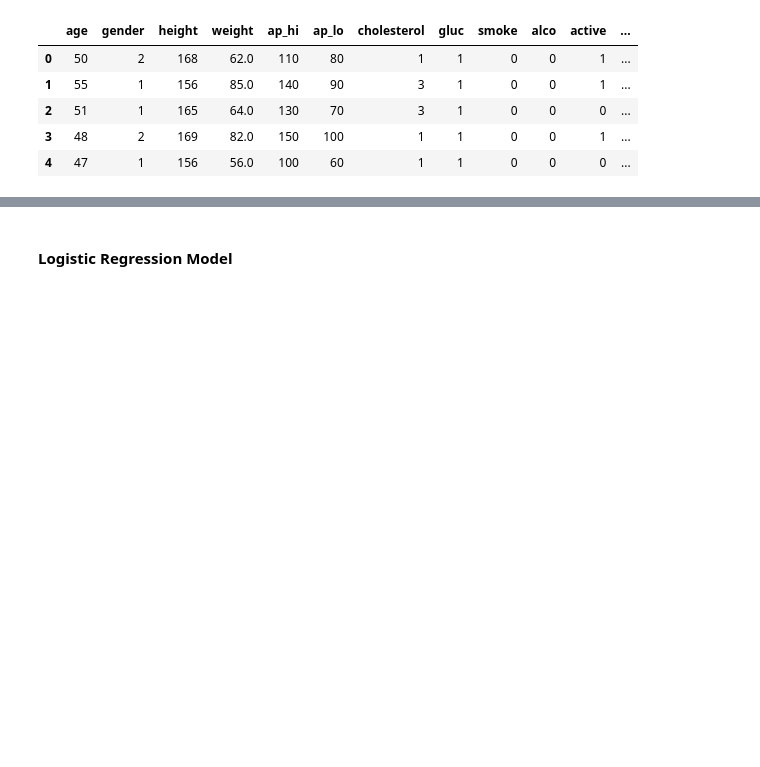
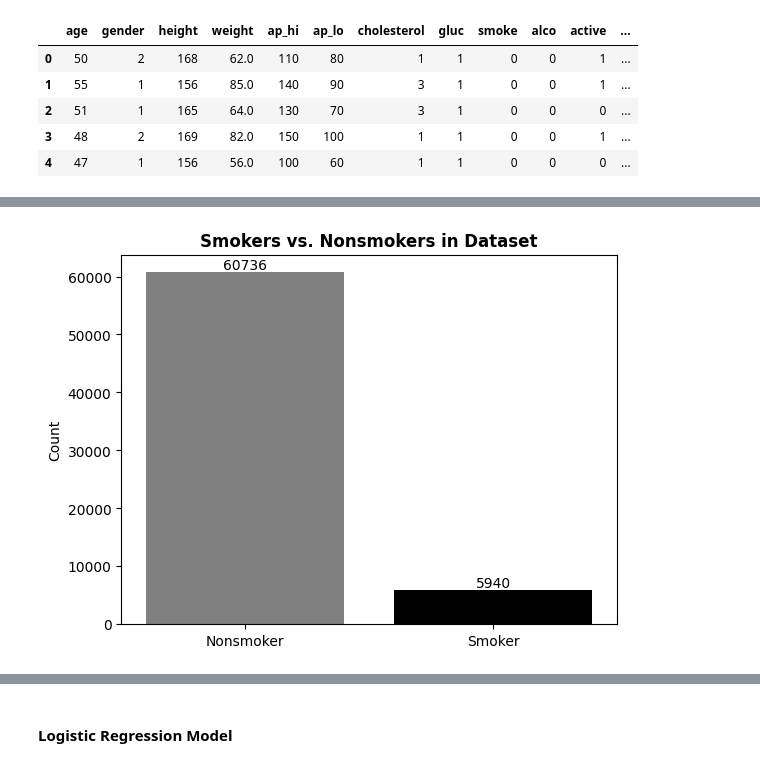
Before and after one commit to typjohnson/DS_Final_Project_TPJ, a Jupyter notebook: capstone_cleaning.ipynb, the cells around one changed output, grey strips where cells are left out. Drawn from its saved outputs; the diff is of its cells as text; code cells hidden in the pictures; blank space fills up the shorter version.

```diff
--- a/capstone_cleaning.ipynb
+++ b/capstone_cleaning.ipynb
@@ -96,0 +249,18 @@ No missing values in cardio
+# %%
+#Smoking Ratio
+smoker_mapping = {0: 'Nonsmoker', 1: 'Smoker'}
+df['smoker_label'] = df['smoke'].map(smoker_mapping)
+
+ax = sns.countplot(x='smoker_label', data=df, palette=['grey','black'])
+
+plt.xlabel('')
+plt.ylabel('Count')
+plt.title('Smokers vs. Nonsmokers in Dataset', fontweight = 'bold')
+
+for i in ax.patches:
+    ax.annotate(f'{int(i.get_height())}', (i.get_x() + i.get_width() / 2., i.get_height()),
+                ha='center', va='bottom', color='black')
+
+plt.show()
+# %% [output]
+[figure, added]
```
Also changed, not shown: parts of 49 cells of this notebook.
